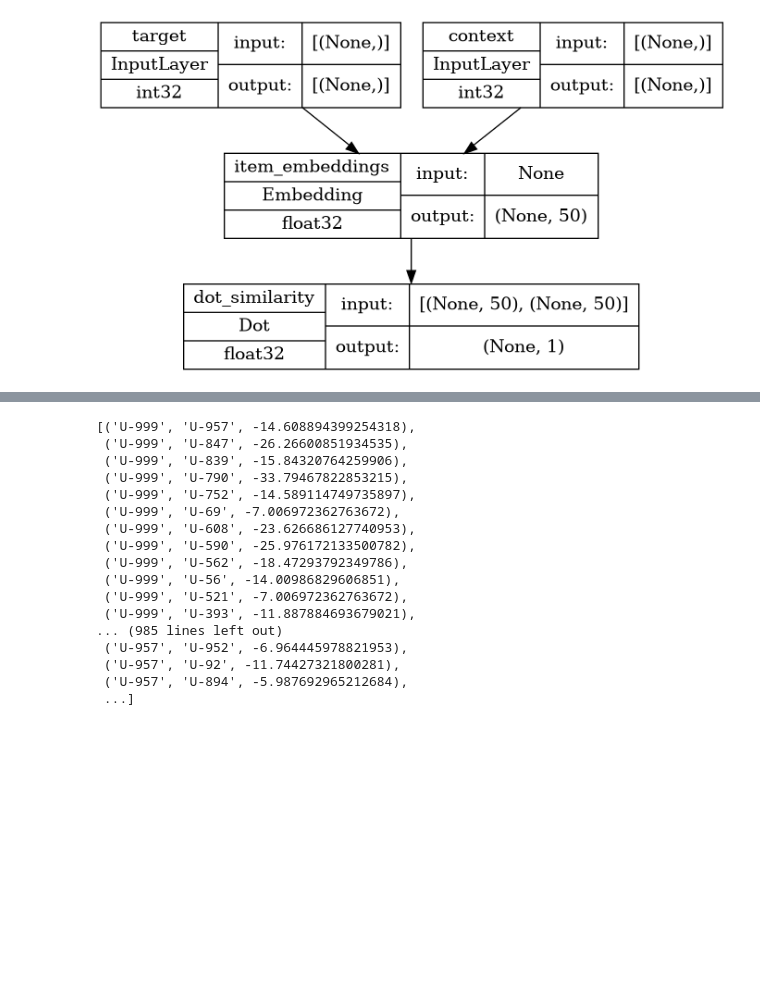
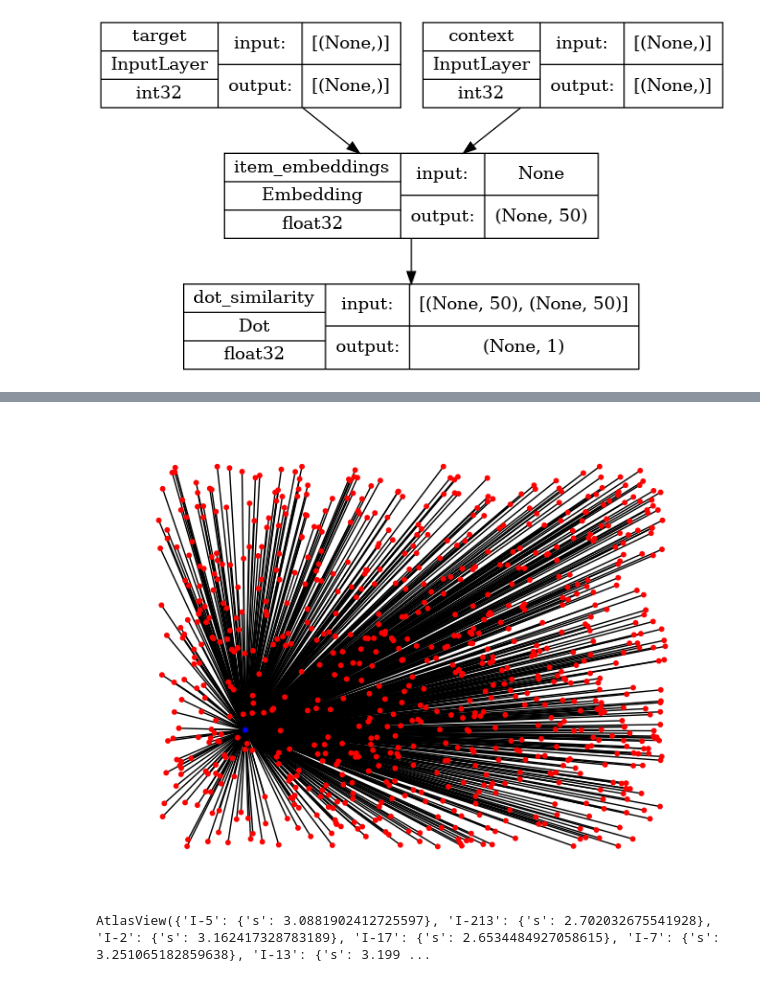
Before and after one commit to ermahechap/NS4DA_projects, a Jupyter notebook: FinalProject/Recommender.ipynb, the cells around one changed output, grey strips where cells are left out. Cells and saved outputs as stored; diff of their text form; code cells hidden in the pictures; blank space fills up the shorter version.

```diff
--- a/FinalProject/Recommender.ipynb
+++ b/FinalProject/Recommender.ipynb
@@ -478,20 +557,0 @@ for v in S_e.adj[u].items():
-# %%
-[(e[0], e[1], e[2]) for e in S_e.edges(data='s')]
-# %% [output]
-[('U-999', 'U-957', -14.608894399254318),
- ('U-999', 'U-847', -26.26600851934535),
- ('U-999', 'U-839', -15.84320764259906),
- ('U-999', 'U-790', -33.79467822853215),
- ('U-999', 'U-752', -14.589114749735897),
- ('U-999', 'U-69', -7.006972362763672),
- ('U-999', 'U-608', -23.626686127740953),
- ('U-999', 'U-590', -25.976172133500782),
- ('U-999', 'U-562', -18.47293792349786),
- ('U-999', 'U-56', -14.00986829606851),
- ('U-999', 'U-521', -7.006972362763672),
- ('U-999', 'U-393', -11.887884693679021),
-... (985 lines left out)
- ('U-957', 'U-952', -6.964445978821953),
- ('U-957', 'U-92', -11.74427321800281),
- ('U-957', 'U-894', -5.987692965212684),
- ...]
@@ -497,0 +590,20 @@ for v in S_e.adj[u].items():
+# %%
+source = "U-2"
+plot_nodes = [source]
+for n in nx.bfs_successors(G_source, source, 2):
+    plot_nodes += n[1]
+plot_nodes = list(set(plot_nodes))
+
+G_source_subgraph = G_source.subgraph(plot_nodes)
+# %%
+pos = nx.random_layout(G_source_subgraph)
+# %%
+node_colors = ["blue" if node[0] == 'I' else 'red' for node in G_source_subgraph]
+
+nx.draw(G_source_subgraph, pos, node_color=node_colors, node_size=10)
+# %% [output]
+[figure, added]
+# %%
+G_diffused['U-2']
+# %% [output]
+AtlasView({'I-5': {'s': 3.0881902412725597}, 'I-213': {'s': 2.702032675541928}, 'I-2': {'s': 3.162417328783189}, 'I-17': {'s': 2.6534484927058615}, 'I-7': {'s': 3.251065182859638}, 'I-13': {'s': 3.199 ...
```
Also changed, not shown: parts of 33 cells of this notebook.
